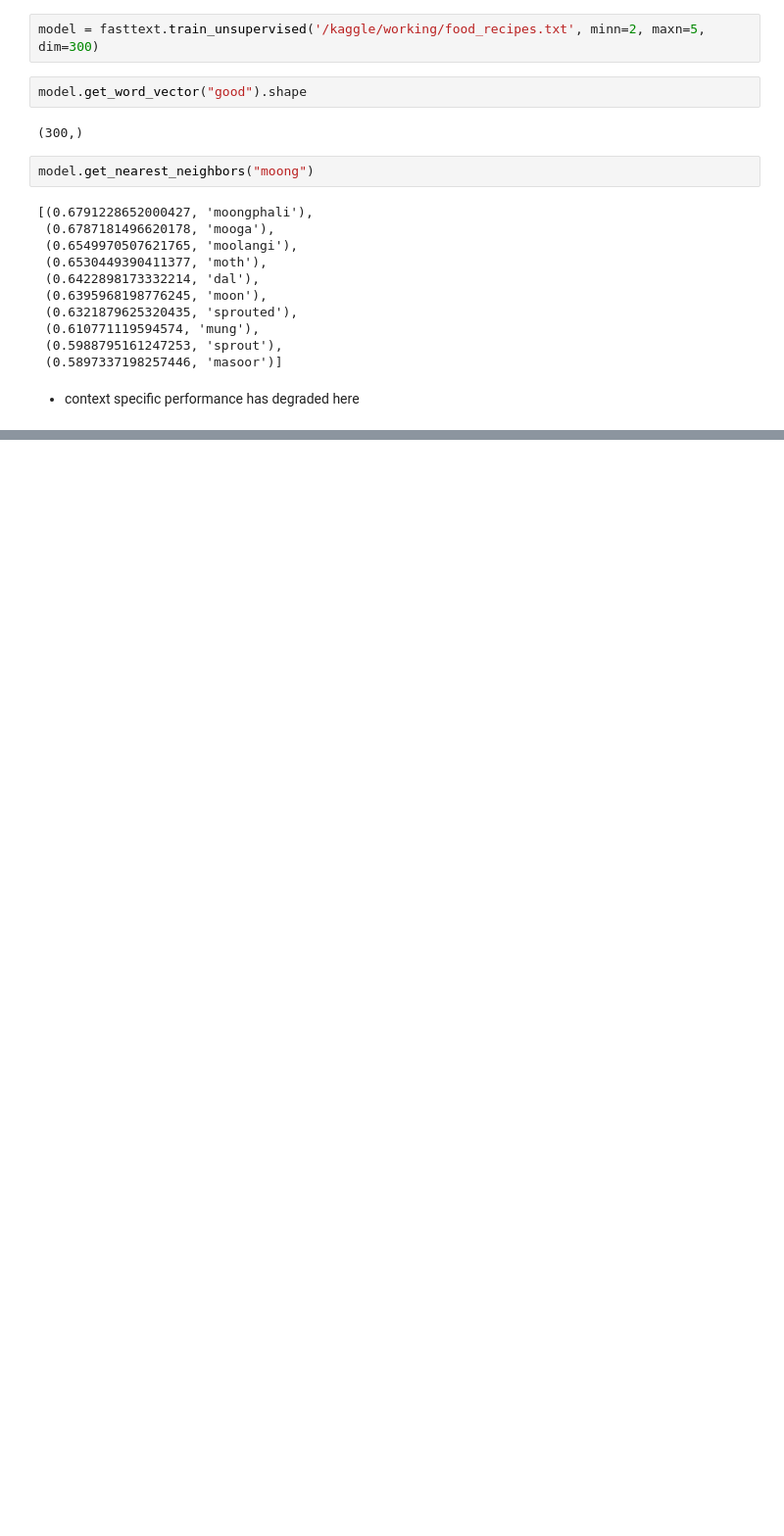
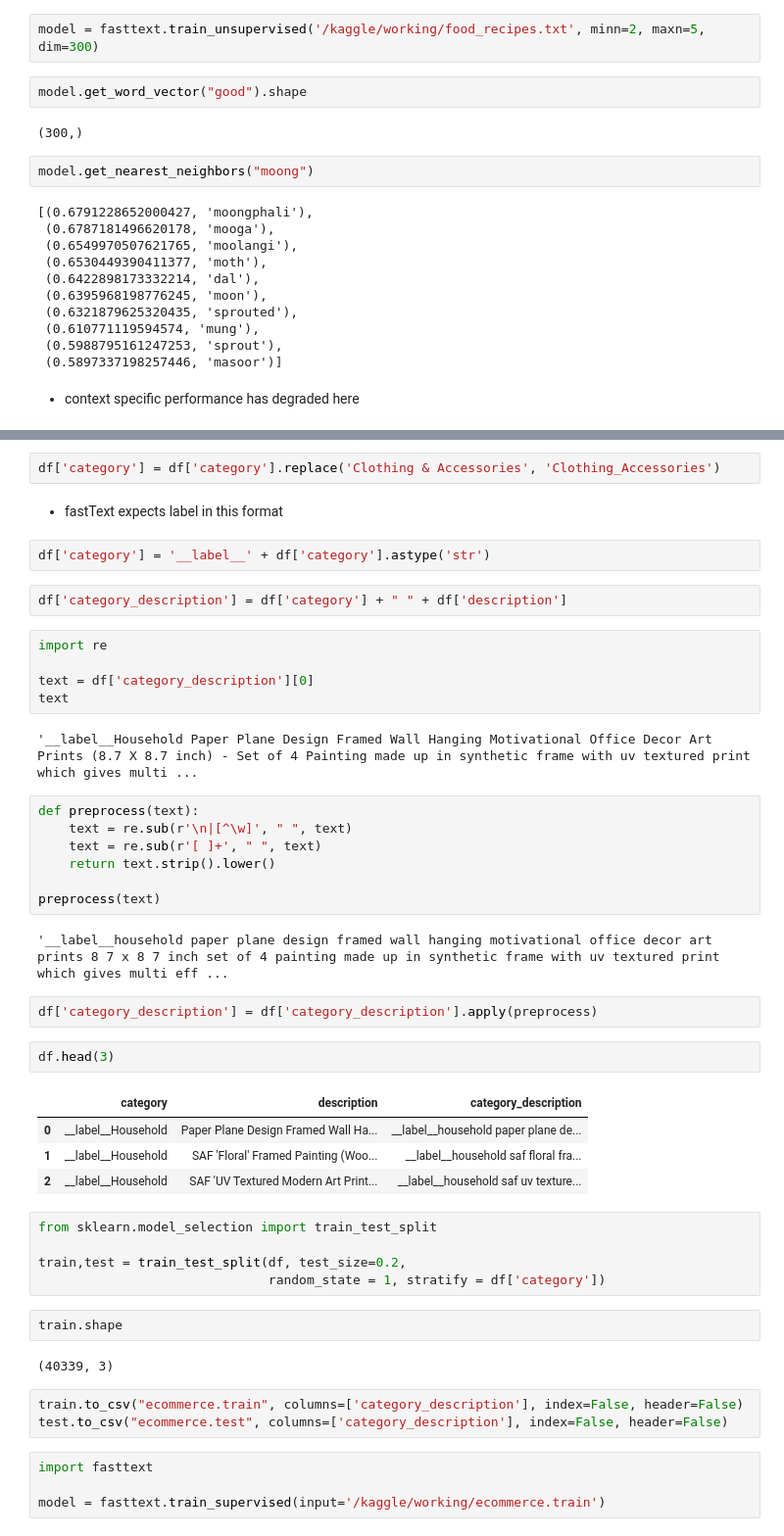
Before and after one commit to Kisara-k/Codebasics-NLP, a Jupyter notebook: 17-fasttext.ipynb, the cells around one changed output, grey strips where cells are left out. Shown at 98% size. Cells and saved outputs as stored; diff of their text form; blank space fills up the shorter version.

```diff
--- a/17-fasttext.ipynb
+++ b/17-fasttext.ipynb
@@ -264,0 +321,49 @@ model.get_nearest_neighbors("moong")
+# %%
+df['category'] = df['category'].replace('Clothing & Accessories', 'Clothing_Accessories')
+# %% [markdown]
+- fastText expects label in this format
+# %%
+df['category'] = '__label__' + df['category'].astype('str')
+# %%
+df['category_description'] = df['category'] + " " + df['description']
+# %%
+import re
+
+text = df['category_description'][0]
+text
+# %% [output]
+'__label__Household Paper Plane Design Framed Wall Hanging Motivational Office Decor Art Prints (8.7 X 8.7 inch) - Set of 4 Painting made up in synthetic frame with uv textured print which gives multi ...
+# %%
+def preprocess(text):
+    text = re.sub(r'\n|[^\w]', " ", text)
+    text = re.sub(r'[ ]+', " ", text)
+    return text.strip().lower()
+
+preprocess(text)
+# %% [output]
+'__label__household paper plane design framed wall hanging motivational office decor art prints 8 7 x 8 7 inch set of 4 painting made up in synthetic frame with uv textured print which gives multi eff ...
+# %%
+df['category_description'] = df['category_description'].apply(preprocess)
+# %%
+df.head(3)
+# %% [output]
+|  | category | description | category_description |
+| 0 | __label__Household | Paper Plane Design Framed Wall Ha... | __label__household paper plane de... |
+| 1 | __label__Household | SAF 'Floral' Framed Painting (Woo... | __label__household saf floral fra... |
+| 2 | __label__Household | SAF 'UV Textured Modern Art Print... | __label__household saf uv texture... |
+# %%
+from sklearn.model_selection import train_test_split
+
+train,test = train_test_split(df, test_size=0.2,
+                              random_state = 1, stratify = df['category'])
+# %%
+train.shape
+# %% [output]
+(40339, 3)
+# %%
+train.to_csv("ecommerce.train", columns=['category_description'], index=False, header=False)
+test.to_csv("ecommerce.test", columns=['category_description'], index=False, header=False)
+# %%
+import fasttext
+
+model = fasttext.train_supervised(input='/kaggle/working/ecommerce.train')
```
Also changed, not shown: parts of 18 cells of this notebook.
